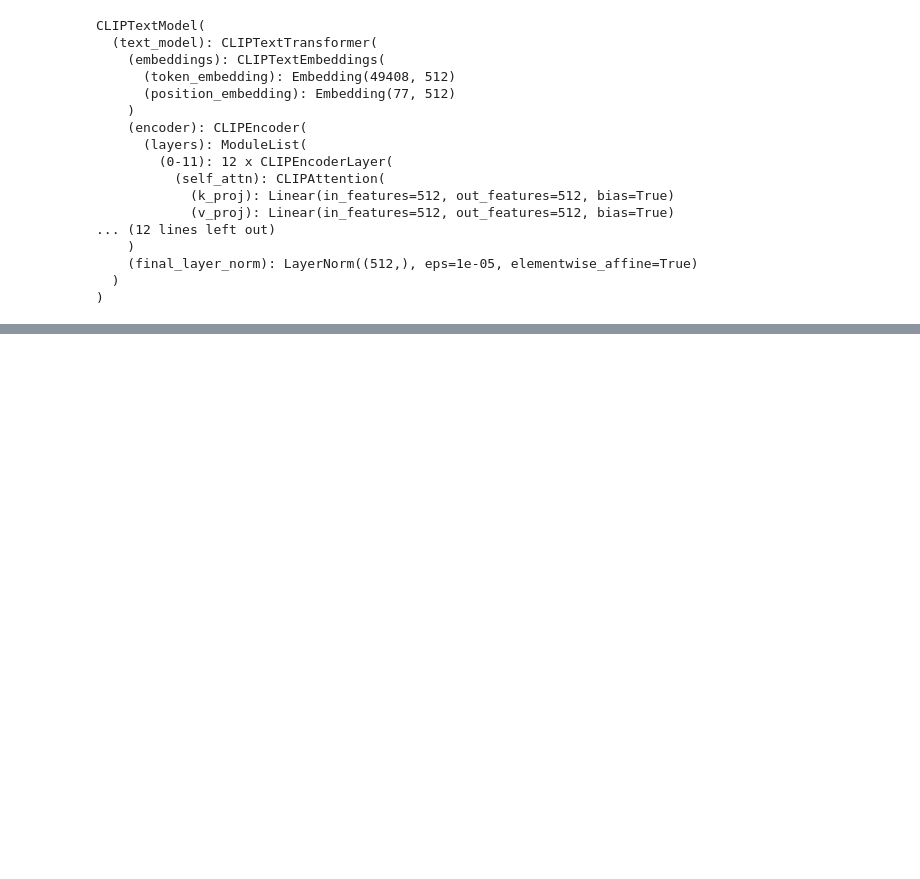
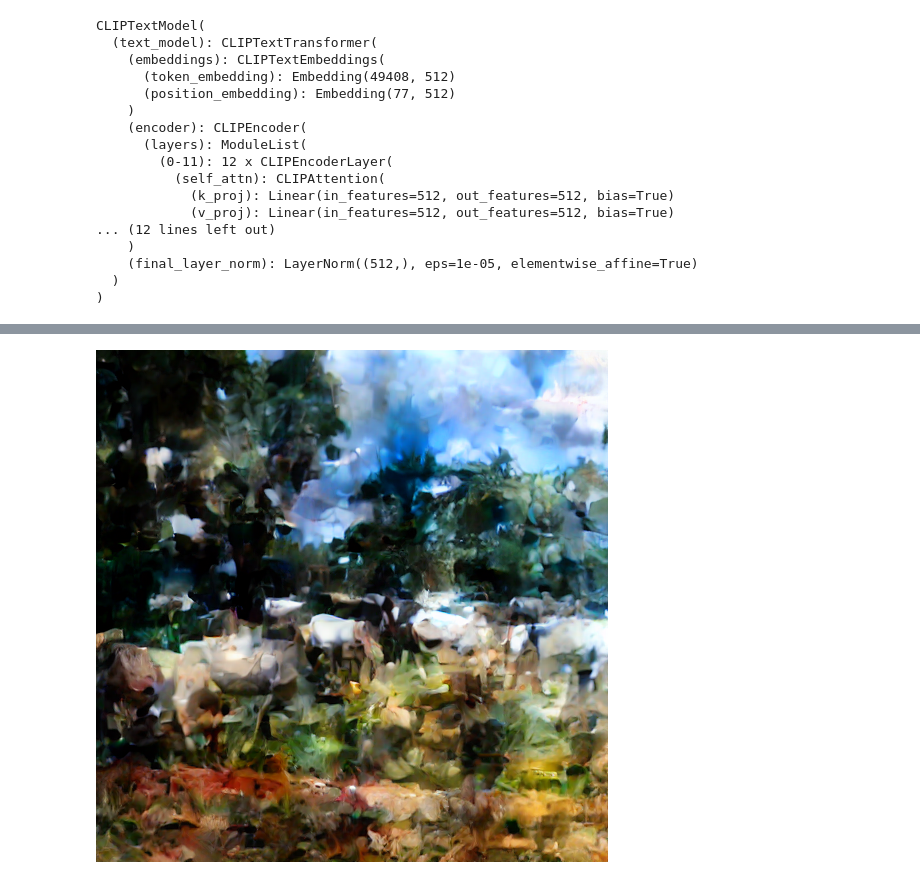
Before and after one commit to Jatin-Khiyani/Visual-Situmlai-Reconstruction-Using-fMRI-and-Deep-Learning, a Jupyter notebook: Image Generation/Reconstruction_of_Image_.ipynb, the cells around one changed output, grey strips where cells are left out. Cells and saved outputs as stored; diff of their text form; code cells hidden in the pictures; blank space fills up the shorter version.

```diff
--- a/Image Generation/Reconstruction_of_Image_.ipynb
+++ b/Image Generation/Reconstruction_of_Image_.ipynb
@@ -197,5 +165,33 @@ for t in tqdm(scheduler.timesteps, desc="Denoising"):
 
     # Remove noise using scheduler step
     latent = scheduler.step(noise_pred, t, latent)["prev_sample"]
+# --- Load your full train‐set arrays once at top of script:
+Z_real_all = np.load("/content/drive/MyDrive/NSD_Dataset/z.npy")    # shape (N,16384)
+Z_pred_all = z    # same shape
+
+# 1) Compute per‐dim stats
+mu_real =   Z_real_all.mean(axis=0)       # (16384,)
+std_real =  Z_real_all.std(axis=0)        # (16384,)
+mu_pred =   Z_pred_all.mean(axis=0)
+std_pred =  Z_pred_all.std(axis=0)
+
+# 2) Normalize your single prediction
+z_p = z_flat_sample                         # (16384,)
+z_norm = (z_p - mu_pred) * (std_real / std_pred) + mu_real
+
+print(f"Per‐dim normalization done. norm mean/std = {z_norm.mean():.3f}/{z_norm.std():.3f}")
+
+# 3) Reshape & VAE decode
+z_tensor = torch.tensor(z_norm, dtype=torch.float32)\
+                 .reshape(1, 4, 64, 64).to(device)
+
+with torch.no_grad():
+    dec = vae.decode(z_tensor / 0.18215).sample
+
+# 4) Post‐process and save
+img = (dec.clamp(-1,1) + 1)/2
+from torchvision.transforms.functional import to_pil_image
+to_pil_image(img.cpu().squeeze(0)).save("decoded_normed.png")
+print("✅ Saved normalized decode to decoded_normed.png")
 # %% [output]
 Per‐dim normalization done. norm mean/std = 0.112/0.862
@@ -274,3 +199,15 @@ RuntimeError: shape '[1, 4, 64, 64]' is invalid for input of size 454656000
+# %%
+from torchvision.transforms.functional import to_pil_image
+from IPython.display import display
+
+# remove the batch dimension
+single = img.cpu().squeeze(0)          # now shape: (C, H, W)
+
+# convert to PIL and display
+image_pil = to_pil_image(single)
+display(image_pil)
+# %% [output]
+[figure, added]
 # %%
 # ================== DEBUG DIAGNOSTICS ==================
 
```
Also changed, not shown: parts of 8 cells of this notebook.
